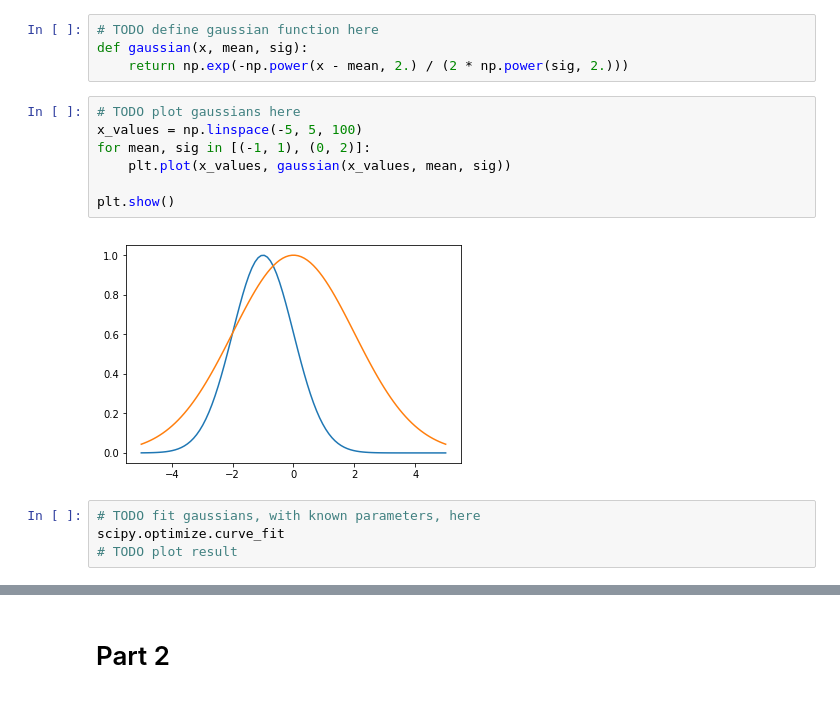
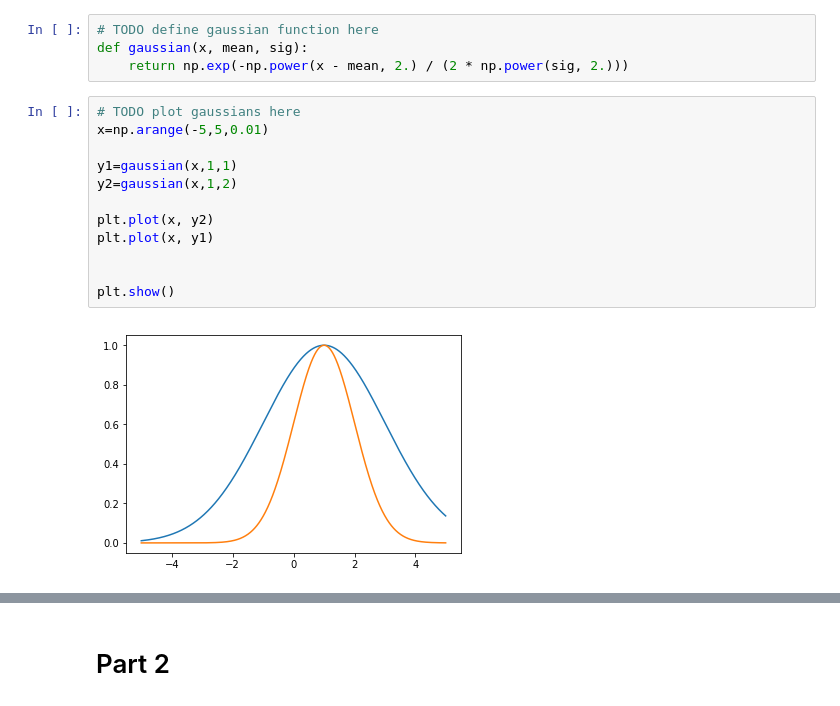
Before and after one commit to physics91si/lab06-ctandon11, a Jupyter notebook: lab06.ipynb, the cells around one changed output, grey strips where cells are left out. Saved outputs shown, nothing was run; the diff lists cells and outputs as text.

```diff
--- a/lab06.ipynb
+++ b/lab06.ipynb
@@ -11,14 +11,15 @@ def gaussian(x, mean, sig):
     return np.exp(-np.power(x - mean, 2.) / (2 * np.power(sig, 2.)))
 # %%
 # TODO plot gaussians here
-x_values = np.linspace(-5, 5, 100)
-for mean, sig in [(-1, 1), (0, 2)]:
-    plt.plot(x_values, gaussian(x_values, mean, sig))
+x=np.arange(-5,5,0.01)
+
+y1=gaussian(x,1,1)
+y2=gaussian(x,1,2)
+
+plt.plot(x, y2)
+plt.plot(x, y1)
+
 
 plt.show()
 # %% [output]
-[figure, old version]
+[figure, new version]
-# %%
-# TODO fit gaussians, with known parameters, here
-scipy.optimize.curve_fit
-# TODO plot result
```
Also changed, not shown: parts of 10 cells of this notebook.
